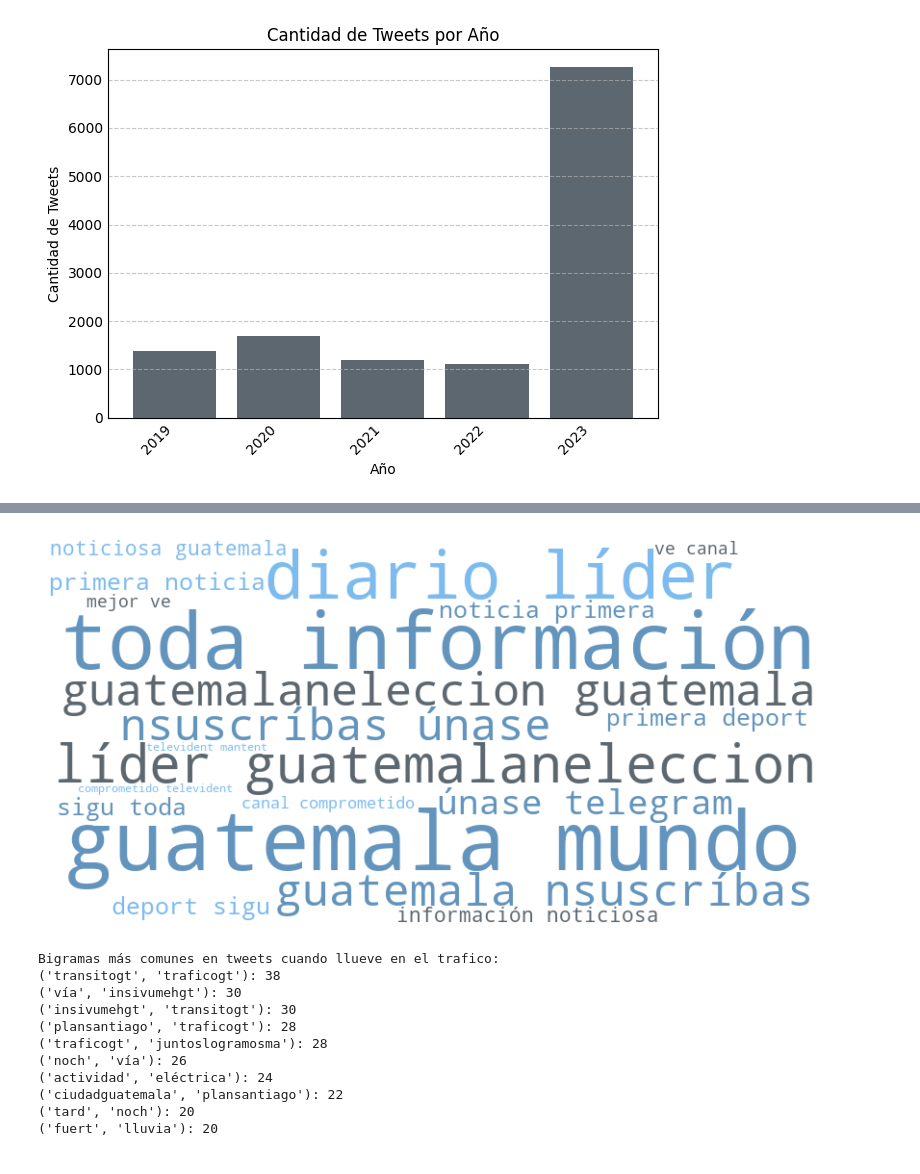
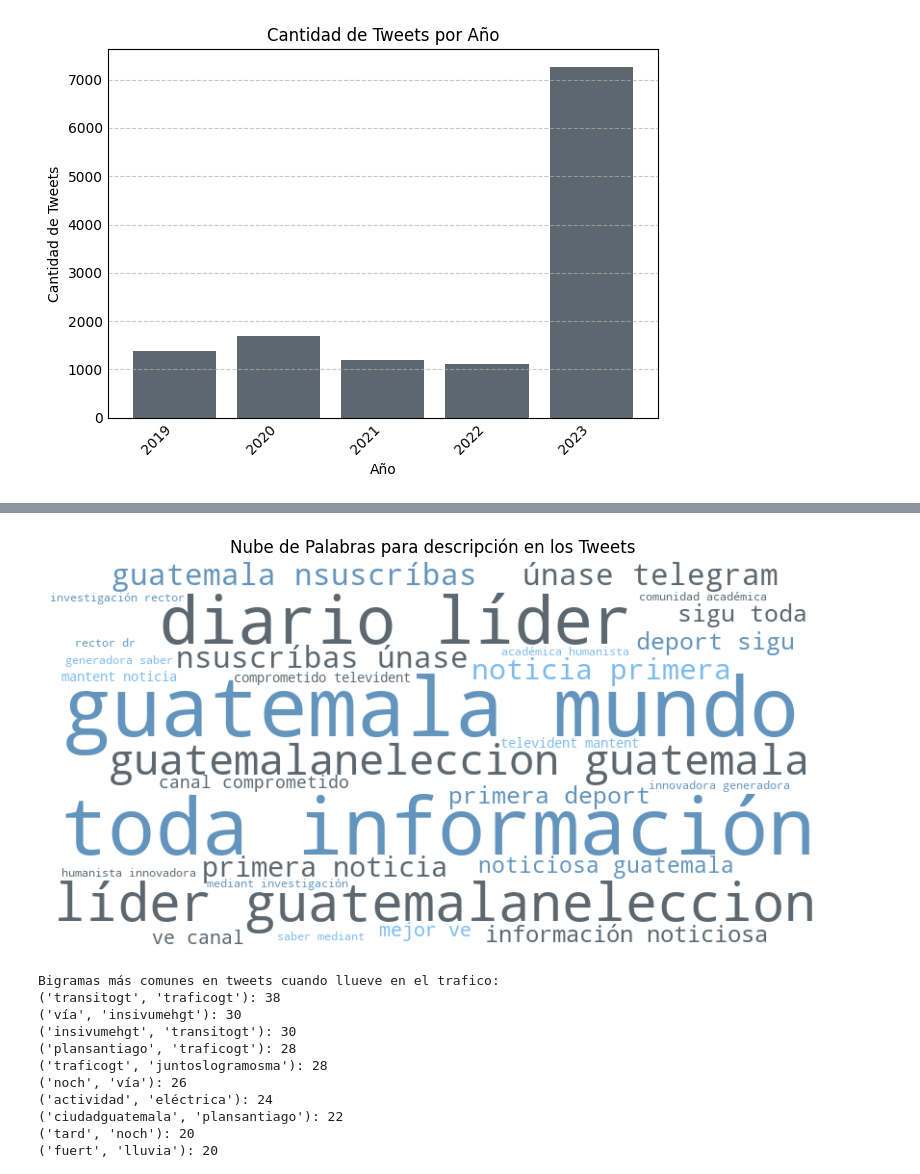
Before and after one commit to CrisLayB/DataScience_Lab06, a Jupyter notebook: Lab6Problema1.ipynb, the cells around one changed output, grey strips where cells are left out. Drawn from its saved outputs; the diff is of its cells as text; code cells hidden in the pictures.

```diff
--- a/Lab6Problema1.ipynb
+++ b/Lab6Problema1.ipynb
@@ -880,6 +880,6 @@ COLORS = [
     f"#7DBBEF",
     f"#5C6770",
     f"#6294BD",
-    f"#3A5870"
+    f"#3A5870",
     f"#C7DFF2",
 ]
@@ -905,7 +915,7 @@ combined_text_rawContent = ' '.join(data_frame["rawContent"])
 wordcloud = WordCloud(
     background_color='white',  # Color del fondo
     width=800, height=400,     # Tamaño de la imagen de la nube de palabras
-    max_words=25,             # Número máximo de palabras en la nube
+    max_words=30,             # Número máximo de palabras en la nube
     collocations=False,        # Desactiva la combinación de palabras
     colormap='viridis',        # Puedes usar cualquier paleta de colores aquí
     color_func=lambda *args, **kwargs: COLORS[3],  # Color de las palabras
@@ -919,5 +929,6 @@ for idx, (word, font_size, position, orientation, color) in enumerate(wordcloud.
 plt.figure(figsize=(10, 5))
 plt.imshow(wordcloud, interpolation='bilinear')
 plt.axis('off')
+plt.title('Nube de Palabras para contenido de texto de los Tweets')
 plt.show()
 # %% [output]
@@ -925,24 +936,25 @@ plt.show()
 # %%
 # Combina todos los textos en uno solo (si tus textos están en una lista)
 combined_text_rawContent = ' '.join(data_frame["rawDescription"])
 
 # Configura la nube de palabras
 wordcloud = WordCloud(
     background_color='white',  # Color del fondo
     width=800, height=400,     # Tamaño de la imagen de la nube de palabras
-    max_words=20,             # Número máximo de palabras en la nube
+    max_words=30,             # Número máximo de palabras en la nube
 ).generate(combined_text_rawContent)
 
 for idx, (word, font_size, position, orientation, color) in enumerate(wordcloud.layout_):
     wordcloud.layout_[idx] = (word, font_size, position, orientation, COLORS[random.randint(0, 2)])
 
 # Muestra la nube de palabras en una figura de matplotlib
 plt.figure(figsize=(10, 5))
 plt.imshow(wordcloud, interpolation='bilinear')
 plt.axis('off')  # Oculta los ejes
+plt.title('Nube de Palabras para descripción en los Tweets')
 plt.show()
 # %% [output]
-[figure, old version]
+[figure, new version]
 # %%
 bigrams_rain = list(bigrams(tokens_rain_content))
 
```
Also changed, not shown: parts of 9 cells of this notebook.
